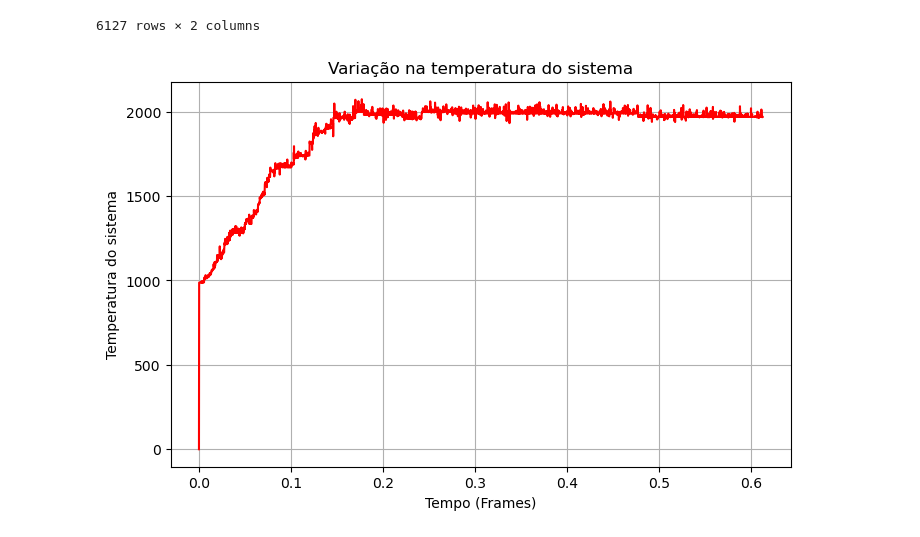
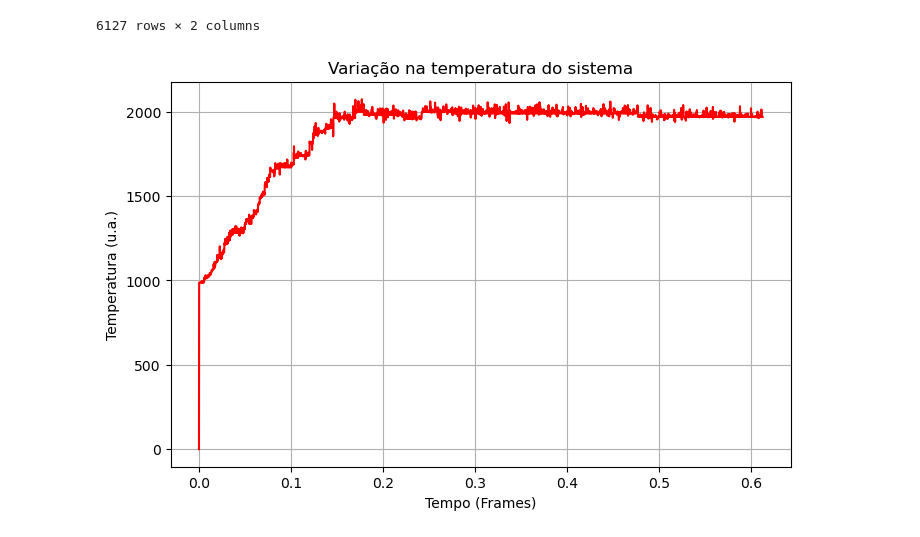
Before and after one commit to alicevk/cinetica-quimica, a Jupyter notebook: graficoTemp.ipynb, the cells around one changed output. Saved outputs shown, nothing was run; the diff lists cells and outputs as text; code cells hidden in the pictures.

```diff
--- a/graficoTemp.ipynb
+++ b/graficoTemp.ipynb
@@ -31,15 +31,15 @@ eixo_y = np.array(dfConc[1], dtype=np.float128)
 # %%
 # ---------------------- Plotando os dados da simulação ---------------------- #
 plt.figure(figsize=(8,5))
 
 plt.title('Variação na temperatura do sistema')
 
 plt.xlabel('Tempo (Frames)')
-plt.ylabel('Temperatura do sistema')
+plt.ylabel('Temperatura (u.a.)')
 
 plt.plot(eixo_x, eixo_y, color='red')
 
 plt.grid()
 plt.show()
 # %% [output]
-[figure, old version]
+[figure, new version]
```
Also changed, not shown: 1 other file.
